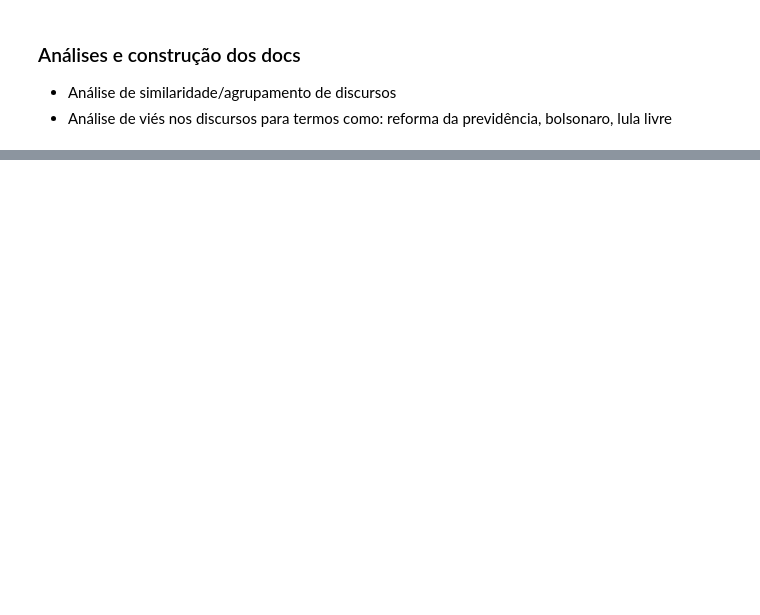
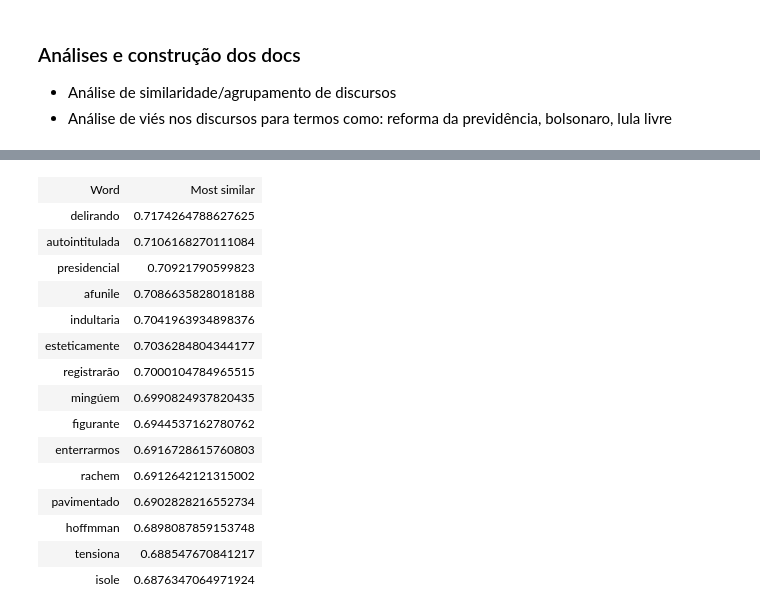
Before and after one commit to ivynasantino/vies-discursos-deputados, a Jupyter notebook: reports/vies_de_discursos.ipynb, the cells around one changed output, grey strips where cells are left out. Drawn from its saved outputs; the diff is of its cells as text; code cells hidden in the pictures; blank space fills up the shorter version.

```diff
--- a/reports/vies_de_discursos.ipynb
+++ b/reports/vies_de_discursos.ipynb
@@ -142,0 +283,21 @@ similarity(540)
+# %%
+w2 = ["pt", "eleição"]
+pt_eleicao = model.wv.most_similar(positive=w2,topn=15)
+display_table(pt_eleicao)
+# %% [output]
+| Word | Most similar |
+| delirando | 0.7174264788627625 |
+| autointitulada | 0.7106168270111084 |
+| presidencial | 0.70921790599823 |
+| afunile | 0.7086635828018188 |
+| indultaria | 0.7041963934898376 |
+| esteticamente | 0.7036284804344177 |
+| registrarão | 0.7000104784965515 |
+| mingúem | 0.6990824937820435 |
+| figurante | 0.6944537162780762 |
+| enterrarmos | 0.6916728615760803 |
+| rachem | 0.6912642121315002 |
+| pavimentado | 0.6902828216552734 |
+| hoffmman | 0.6898087859153748 |
+| tensiona | 0.688547670841217 |
+| isole | 0.6876347064971924 |
```
Also changed, not shown: parts of 22 cells of this notebook.
